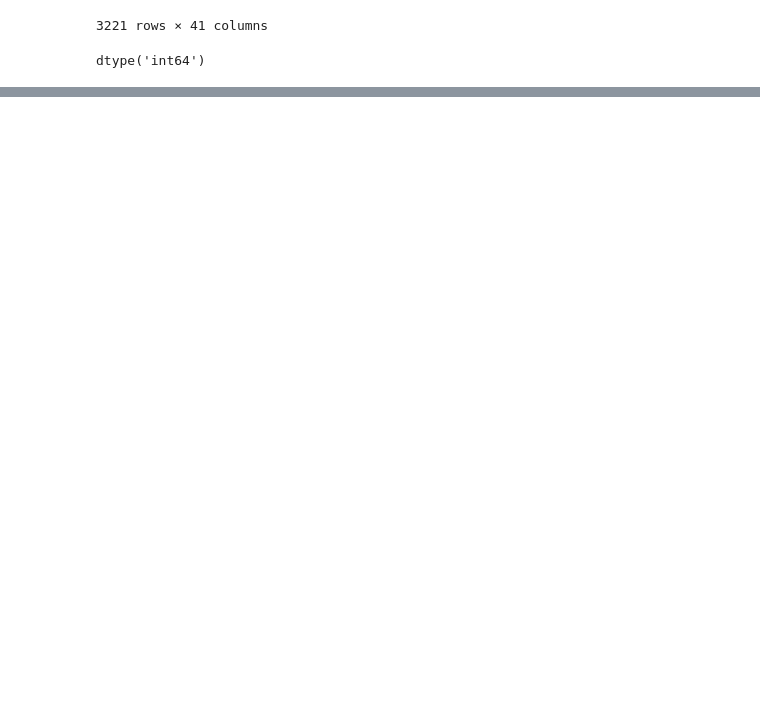
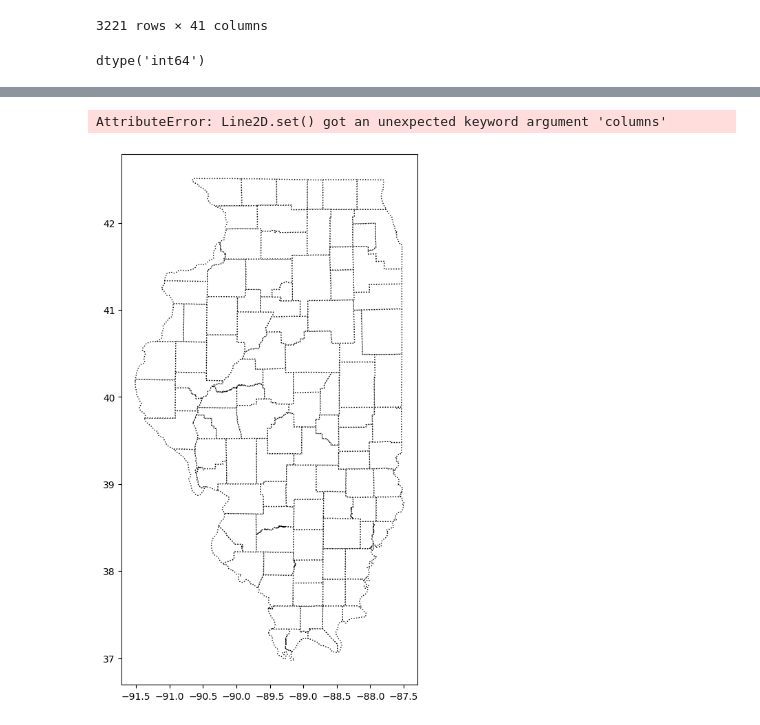
Before and after one commit to uchicago-dsi/rafi-grocery, a Jupyter notebook: String Match Week 3 .ipynb, the cells around one changed output, grey strips where cells are left out. Cells and saved outputs as stored; diff of their text form; code cells hidden in the pictures; blank space fills up the shorter version.

```diff
--- a/String Match Week 3 .ipynb
+++ b/String Match Week 3 .ipynb
@@ -756,0 +800,9 @@ census_counties_data
+# %%
+# plotting the isochrones
+ax = updated_counties2.plot(figsize=(10, 10), color='white', linestyle=':', edgecolor='black')
+census_counties_data.plot(ax=ax, alpha = 0.3, columns='black')
+
+census_counties_data
+# %% [output]
+AttributeError: Line2D.set() got an unexpected keyword argument 'columns'
+[figure, added]
```
Also changed, not shown: parts of 19 cells of this notebook.
